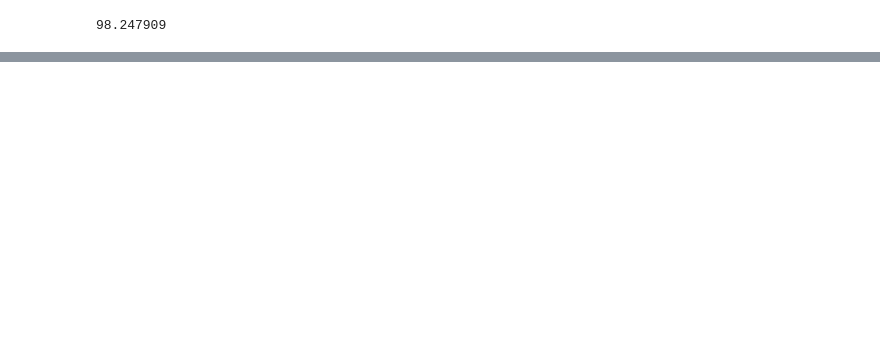
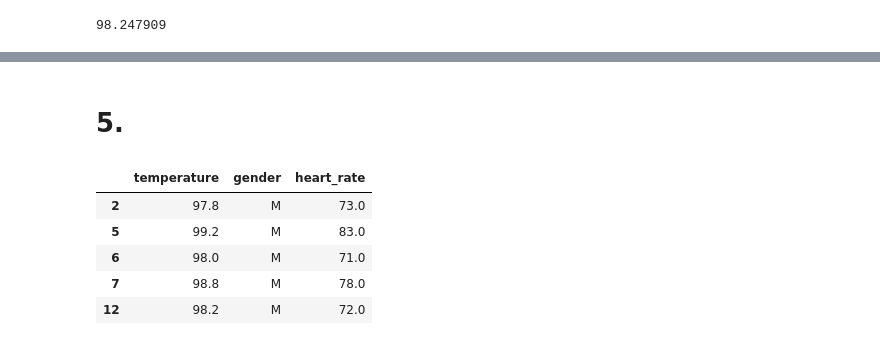
Before and after one commit to TaiPhillips/Mini-Project-EDA, a Jupyter notebook: sliderule_dsi_inferential_statistics_exercise_1.ipynb, the cells around one changed output, grey strips where cells are left out. Drawn from its saved outputs; the diff is of its cells as text; code cells hidden in the pictures; blank space fills up the shorter version.

```diff
--- a/sliderule_dsi_inferential_statistics_exercise_1.ipynb
+++ b/sliderule_dsi_inferential_statistics_exercise_1.ipynb
@@ -198,0 +277,14 @@ np.mean(bs_replicates)
+# %% [markdown]
+# 5.
+# %%
+# 5.
+
+mdf = df[df['gender'] == 'M']
+mdf.head()
+# %% [output]
+|  | temperature | gender | heart_rate |
+| 2 | 97.8 | M | 73.0 |
+| 5 | 99.2 | M | 83.0 |
+| 6 | 98.0 | M | 71.0 |
+| 7 | 98.8 | M | 78.0 |
+| 12 | 98.2 | M | 72.0 |
```
Also changed, not shown: parts of 40 cells of this notebook.
